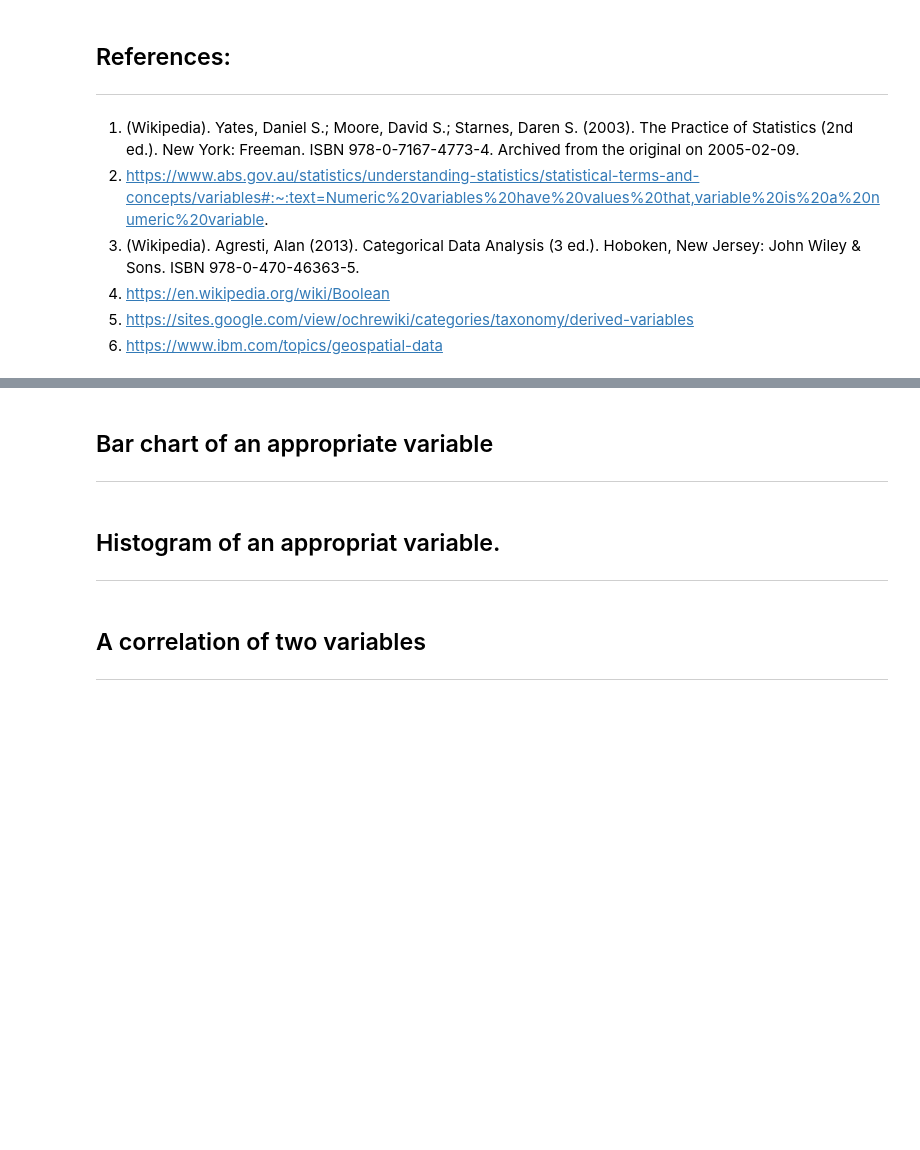
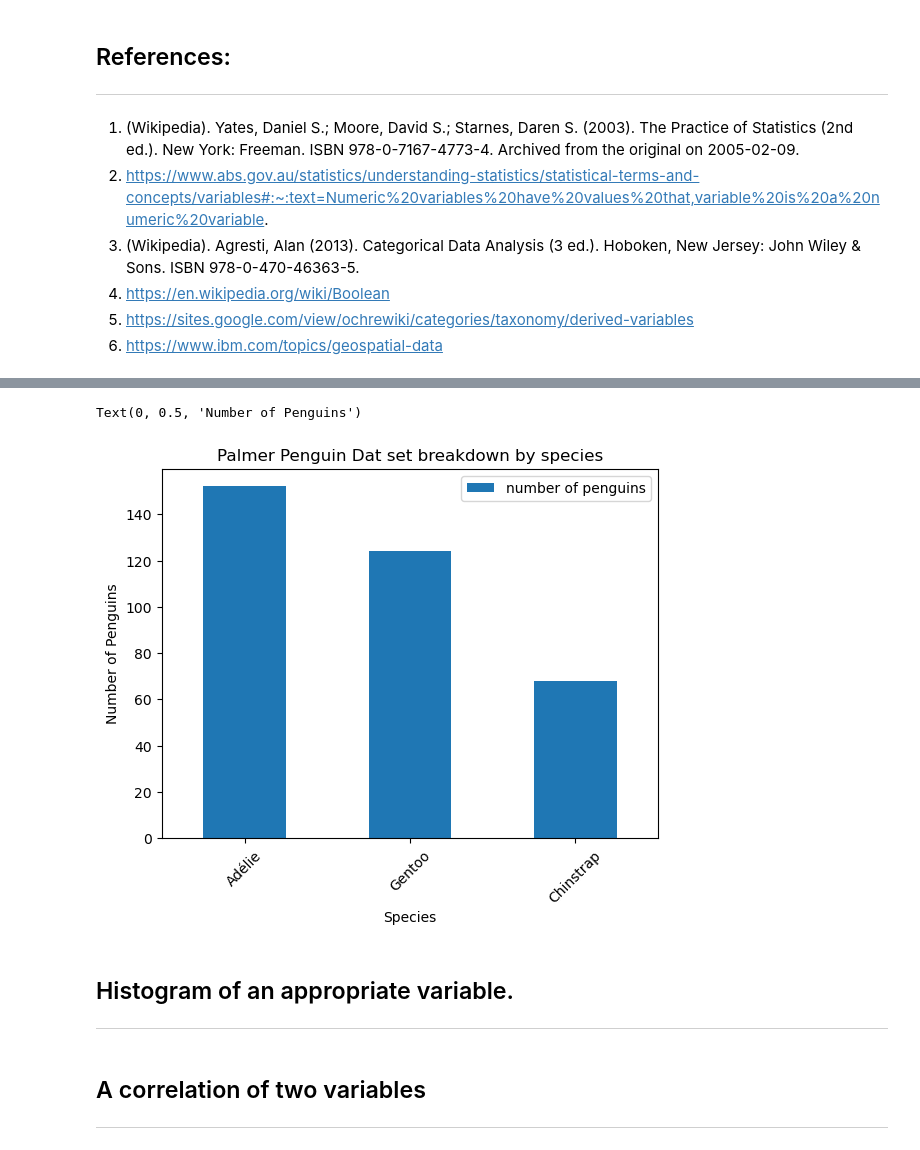
Before and after one commit to GraceMarySmyth/MyProject, a Jupyter notebook: Penguins.ipynb, the cells around one changed output, grey strips where cells are left out. Saved outputs shown, nothing was run; the diff lists cells and outputs as text; code cells hidden in the pictures; blank space fills up the shorter version.

Commit message:
Added the bar chart

```diff
--- a/Penguins.ipynb
+++ b/Penguins.ipynb
@@ -181,8 +199,20 @@ These are just a few examples of the types of variables that could be used to an
+# %%
+# plot the bar chart.
+
+plotdata = pd.DataFrame(
+    {"number of penguins": [152, 124, 68]},
+    index=["Adélie", "Gentoo", "Chinstrap"])
+# Plot a bar chart
+plotdata.plot(kind="bar")
+
+plt.xticks(rotation=45, horizontalalignment="center")
+plt.title("Palmer Penguin Dat set breakdown by species")
+plt.xlabel("Species")
+plt.ylabel("Number of Penguins")
+# %% [output]
+Text(0, 0.5, 'Number of Penguins')
+[figure, added]
 # %% [markdown]
-## Bar chart of an appropriate variable
+## Histogram of an appropriate variable.
 
 ***
-# %% [markdown]
-## Histogram of an appropriat variable.
-
-***
```
Also changed, not shown: parts of 4 cells of this notebook.
